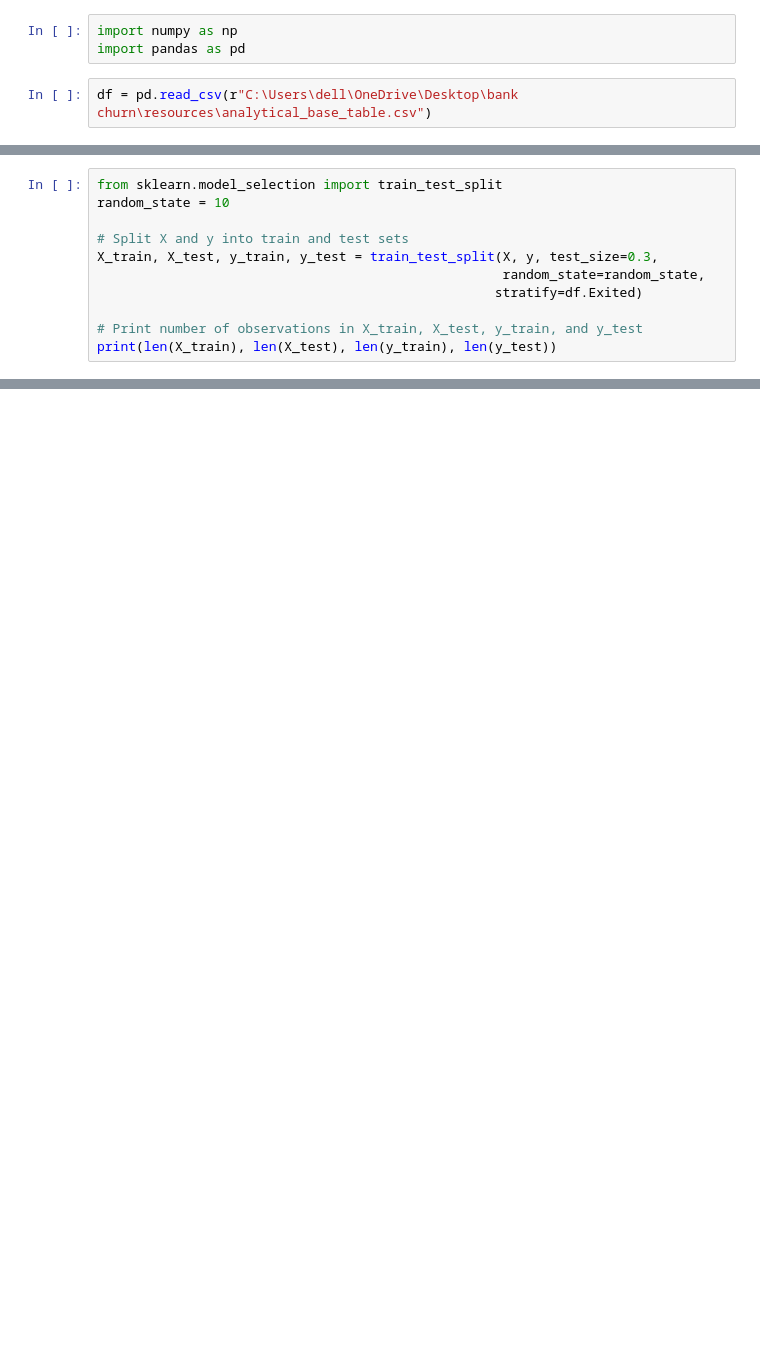
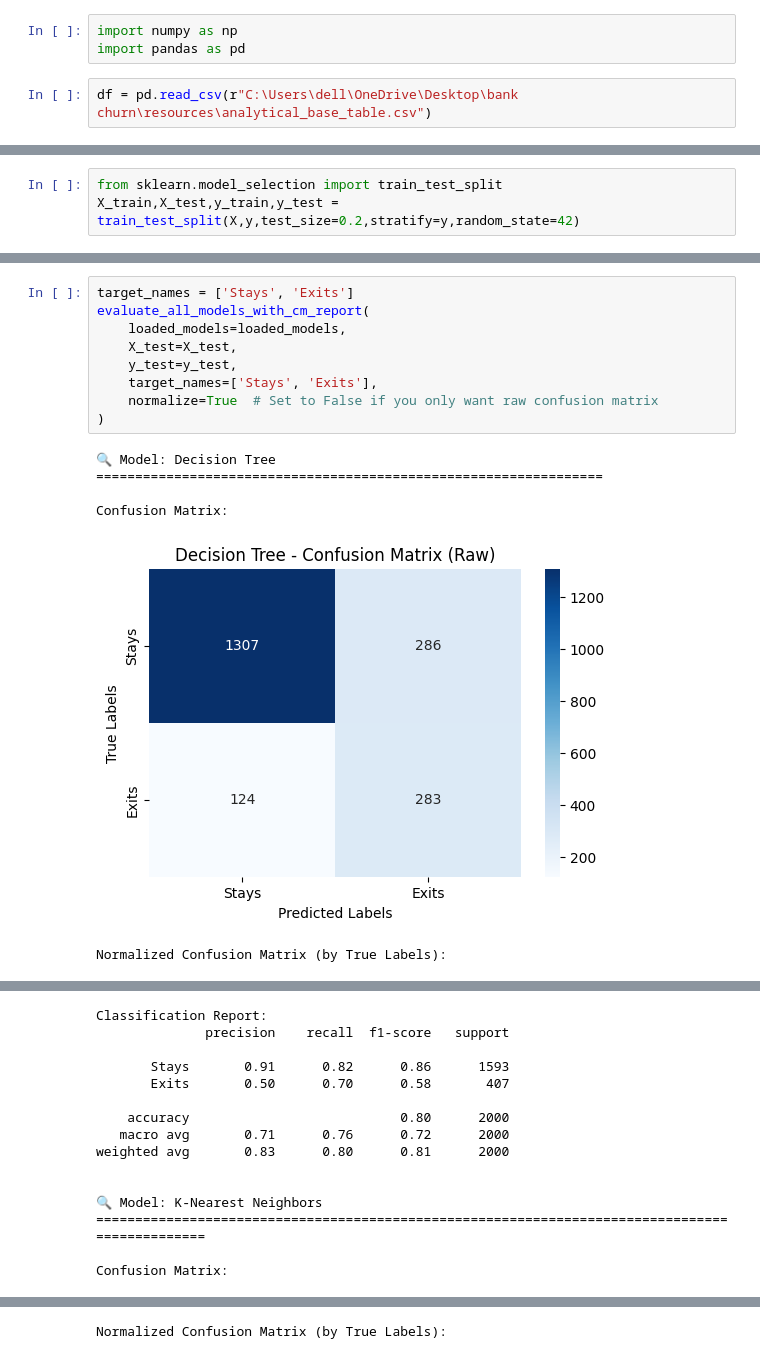
Before and after one commit to harnaiksahni1024/Bank_Churn_New, a Jupyter notebook: summary.ipynb, the cells around one changed output, grey strips where cells are left out. Drawn from its saved outputs; the diff is of its cells as text; blank space fills up the shorter version.

```diff
--- a/summary.ipynb
+++ b/summary.ipynb
@@ -82 +9,4 @@ import joblib
+# %%
+from sklearn.model_selection import train_test_split
+X_train,X_test,y_train,y_test = train_test_split(X,y,test_size=0.2,stratify=y,random_state=42)
 # %%
@@ -99,11 +27,0 @@ X = df.drop(['Exited'],axis=1)
-# %%
-from sklearn.model_selection import train_test_split
-random_state = 10
-
-# Split X and y into train and test sets
-X_train, X_test, y_train, y_test = train_test_split(X, y, test_size=0.3,
-                                                    random_state=random_state,
-                                                   stratify=df.Exited)
-
-# Print number of observations in X_train, X_test, y_train, and y_test
-print(len(X_train), len(X_test), len(y_train), len(y_test))
@@ -113,0 +113,16 @@ target_names = ['Stays', 'Exits']
+# %%
+target_names = ['Stays', 'Exits']
+evaluate_all_models_with_cm_report(
+    loaded_models=loaded_models,
+    X_test=X_test,
+    y_test=y_test,
+    target_names=['Stays', 'Exits'],
+    normalize=True  # Set to False if you only want raw confusion matrix
+)
+# %% [output]
+🔍 Model: Decision Tree
+=================================================================
+
+Confusion Matrix:
+[figure, added]
+Normalized Confusion Matrix (by True Labels):
@@ -113,0 +130,15 @@ target_names = ['Stays', 'Exits']
+Classification Report:
+              precision    recall  f1-score   support
+
+       Stays       0.91      0.82      0.86      1593
+       Exits       0.50      0.70      0.58       407
+
+    accuracy                           0.80      2000
+   macro avg       0.71      0.76      0.72      2000
+weighted avg       0.83      0.80      0.81      2000
+
+
+🔍 Model: K-Nearest Neighbors
+===============================================================================================
+
+Confusion Matrix:
@@ -113,0 +146 @@ target_names = ['Stays', 'Exits']
+Normalized Confusion Matrix (by True Labels):
```
Also changed, not shown: parts of 15 cells of this notebook, 1 other file.
